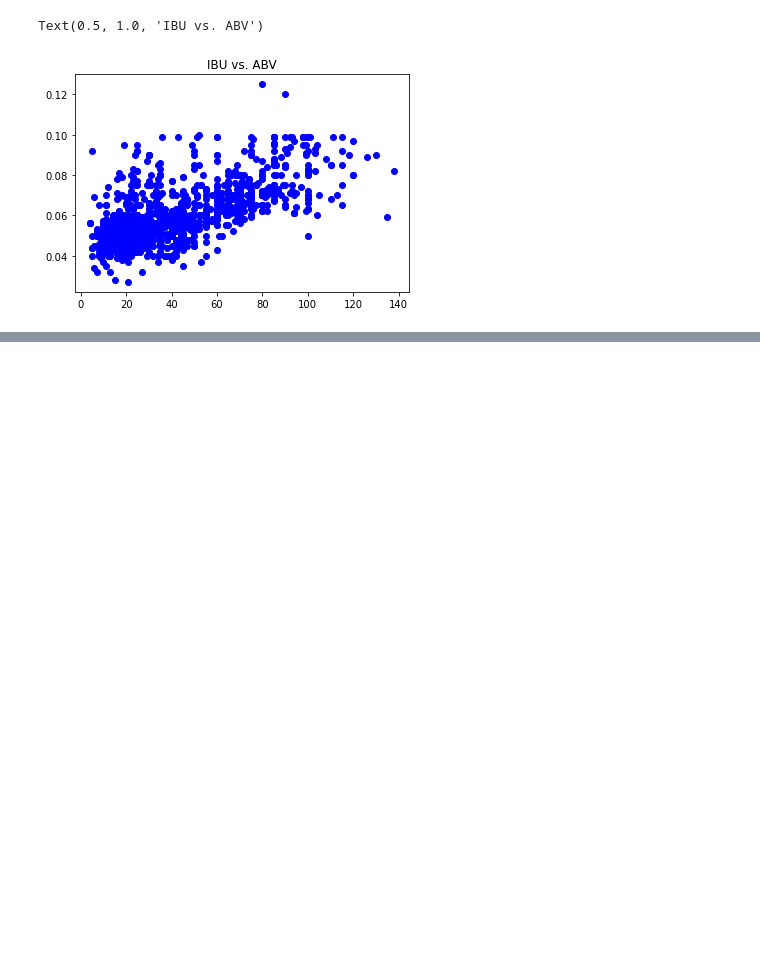
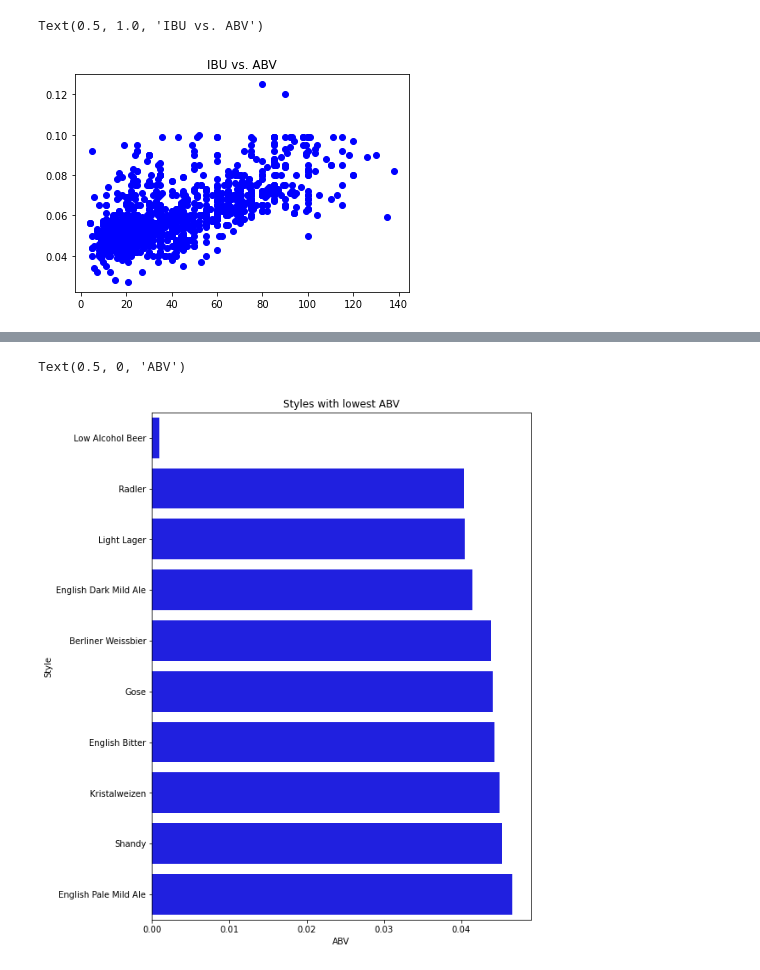
Before and after one commit to ItsGreyedOut/Brewery-Startup, a Jupyter notebook: resources/Dawn_proj1.ipynb, the cells around one changed output, grey strips where cells are left out. Drawn from its saved outputs; the diff is of its cells as text; code cells hidden in the pictures; blank space fills up the shorter version.

```diff
--- a/resources/Dawn_proj1.ipynb
+++ b/resources/Dawn_proj1.ipynb
@@ -132,0 +150,3 @@ Text(0.5, 1.0, 'IBU vs. ABV')
+# %%
+lowest_abv = beers_df.groupby('style')[['abv']].mean().nsmallest(10, columns='abv')
+lowest_abv.sort_values(by='abv', ascending=False)
@@ -132,0 +166,9 @@ Text(0.5, 1.0, 'IBU vs. ABV')
+# %%
+plt.figure(figsize=(8,11))
+sns.barplot(y=lowest_abv.index, x=lowest_abv['abv'], orient='horizontal', color='blue')
+plt.title('Styles with lowest ABV')
+plt.ylabel('Style')
+plt.xlabel('ABV')
+# %% [output]
+Text(0.5, 0, 'ABV')
+[figure, added]
```
Also changed, not shown: parts of 7 cells of this notebook.
